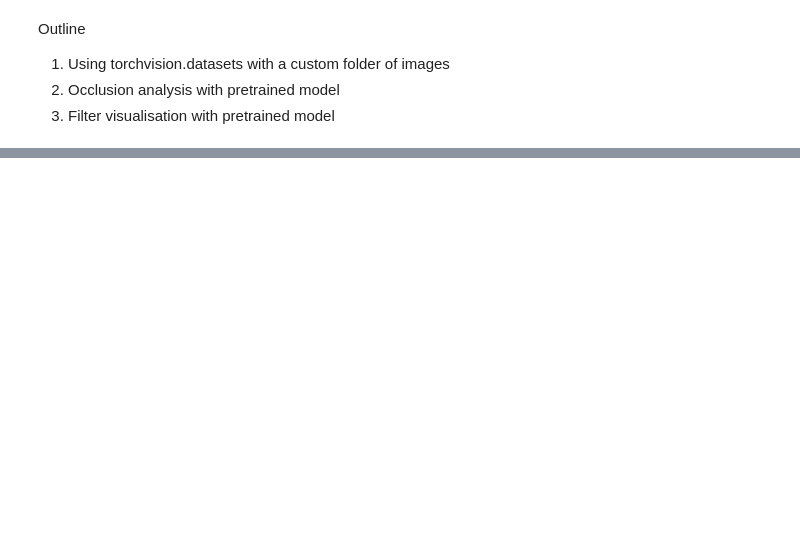
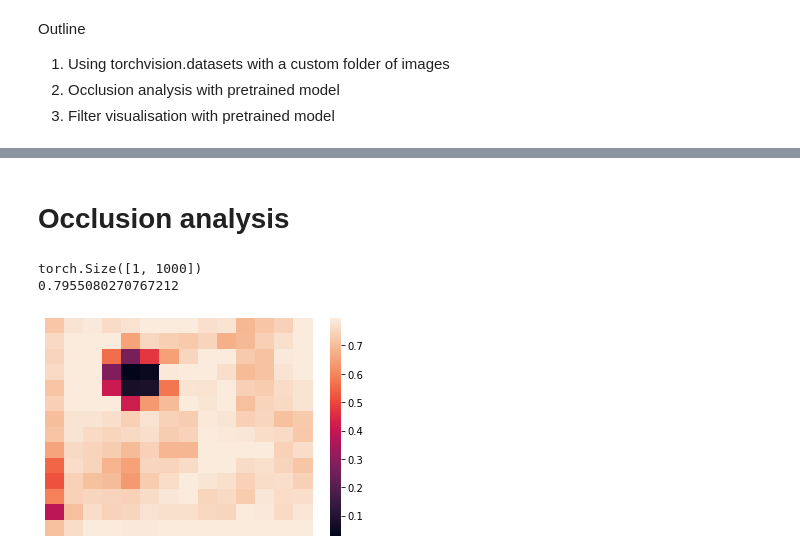
Before and after one commit to Arpitkamal/Deep-Learning---Deep-Convolutional-Neural-Networks, a Jupyter notebook: CNNVisualisation.ipynb, the cells around one changed output, grey strips where cells are left out. Cells and saved outputs as stored; diff of their text form; code cells hidden in the pictures; blank space fills up the shorter version.

```diff
--- a/CNNVisualisation.ipynb
+++ b/CNNVisualisation.ipynb
@@ -24,0 +115,49 @@ import torchvision.transforms as transforms
+# %% [markdown]
+# Occlusion analysis
+# %%
+outputs = model(images)
+print(outputs.shape)
+outputs = nn.functional.softmax(outputs, dim=1)
+prob_no_occ, pred = torch.max(outputs.data, 1)
+prob_no_occ = prob_no_occ[0].item()
+print(prob_no_occ)
+# %% [output]
+torch.Size([1, 1000])
+0.7955080270767212
+# %%
+def occlusion(model, image, label, occ_size=50, occ_stride=50, occ_pixel=0.5):
+
+    width, height = image.shape[-2], image.shape[-1]
+
+    output_height = int(np.ceil((height-occ_size)/occ_stride))  #width and height of the output
+    output_width = int(np.ceil((width-occ_size)/occ_stride))
+
+    heatmap = torch.zeros((output_height, output_width))
+
+    for h in range(0, height):
+        for w in range(0, width):
+
+            h_start = h*occ_stride
+            w_start = w*occ_stride
+            h_end = min(height, h_start + occ_size)
+            w_end = min(width, w_start + occ_size)
+
+            if (w_end) >= width or (h_end) >= height:
+                continue
+
+            input_image = image.clone().detach()          #deep copy
+            input_image[:, :, w_start:w_end, h_start:h_end] = occ_pixel
+
+            output = model(input_image)
+            output = nn.functional.softmax(output, dim=1)
+            prob = output.tolist()[0][label]
+
+            heatmap[h, w] = prob
+
+    return heatmap
+# %%
+heatmap = occlusion(model, images, pred[0].item(), 32, 14)
+# %%
+imgplot = sns.heatmap(heatmap, xticklabels=False, yticklabels=False, vmax=prob_no_occ)
+# %% [output]
+[figure, added]
```
Also changed, not shown: parts of 16 cells of this notebook.
